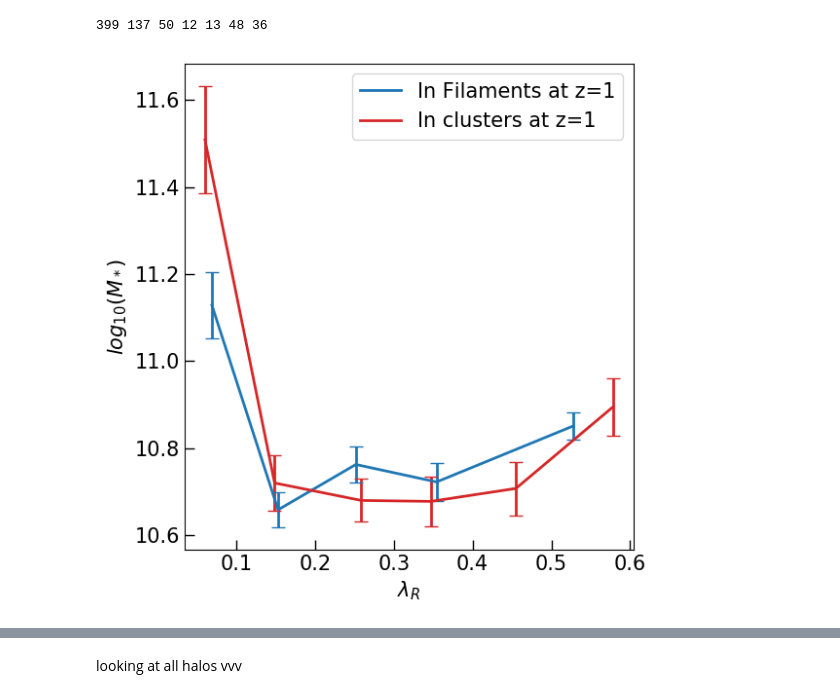
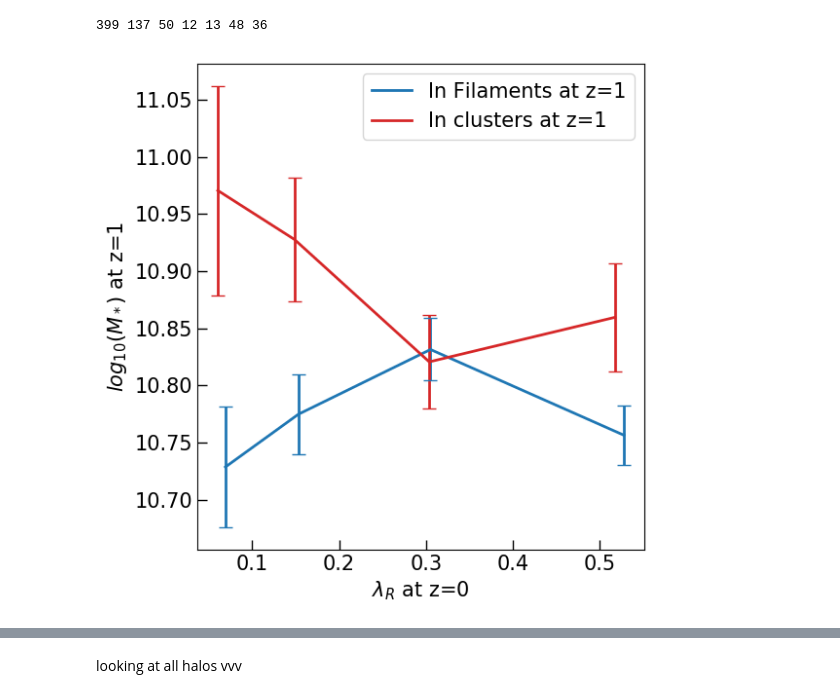
Before and after one commit to zpenoyre/illustris, a Jupyter notebook: web/code/data_analysis.ipynb, the cells around one changed output, grey strips where cells are left out. Cells and saved outputs as stored; diff of their text form; code cells hidden in the pictures.

Commit message:
Add code to plot web environment vs lambda and plots

```diff
--- a/web/code/data_analysis.ipynb
+++ b/web/code/data_analysis.ipynb
@@ -129,7 +130,7 @@ NameError: name 'absolute_clus' is not defined
 [figure]
 # %%
 # red is cluster fraction, blue is filaments, green is out, all for !!elliptical galaxies
-bins = [1.5,2,4,9,17,25,40,135]
+bins = [1.5,2,4,9,17,25,40,135]; redshift = [0,0.25,0.50,1]
 frac_fil = fractions_function(bins, [1], 0, 0, index1=17, index2=2)
 frac_clus = fractions_function(bins,[1], 1, 0, index1=17, index2=2)
 fig = plt.figure(figsize=(5, 12)); gs=gridspec.GridSpec(4, 1);
@@ -141,7 +142,7 @@ for i in [3,2,1,0]:
     ax.fill_between(np.log10(frac_fil[i][:,0]*10**10),frac_fil[i][:,1]+frac_clus[i][:,1],1,facecolor='C2',alpha=0.8)
 
     handles, labels = ax1.get_legend_handles_labels(); handles = [h[0] for h in handles];
-    ax.text(11.85,0.1, 'z='+str(redshift[i]),fontsize=15, fontweight='bold', ha='right'); ax.set_ylabel('Fraction');
+    ax.text(11.85,0.1, 'z='+str(redshift[i]),fontsize=15, fontweight='bold', ha='right');ax.set_ylabel('Fraction');
     ax.xaxis.set_ticks(np.arange(10, 12, 0.5)); ax.yaxis.set_ticks(np.arange(0, 0.9, 0.2))
     minor_ticks_x = np.arange(10, 12, 0.1); ax.set_xticks(minor_ticks_x, minor=True); ax.xaxis.set_tick_params(which='minor',width=1, length=3, direction='in');
     minor_ticks_y = np.arange(0, 1, 0.1); ax.set_yticks(minor_ticks_y, minor=True); ax.yaxis.set_tick_params(which='minor',width=1, length=3, direction='in');
@@ -152,11 +153,17 @@ ax.xaxis.set_tick_params(width=1, length=7, direction='in'); ax.set_xlabel('$log
 plt.tight_layout(); plt.subplots_adjust(hspace=0, wspace=.0); plt.show()
 # %% [output]
 [figure]
-# %%
-# look at filament alignment
-log_bin_theta=[];
-theta_bins = [[1,3,5,8,25],[]]
-for i in [0]:
-    log_bin_theta.append(bf.bin_data(galData[i][ maskEllips(i) & (webData[i][:,17]==0)][:,2],
-                                         webData[i][ maskEllips(i) & (webData[i][:,17]==0) ][:,15],theta_bins[i],1)
-                         )
+# %%
+# explore high mass galaxies in filaments
+bins = [1.5,2,4,9,17,25,40,55]
+redshift = 0
+fil_mass_distance = bf.bin_data(galData_ellip[redshift][webData_ellip[redshift][:,17]==0][:,2],webData_ellip[redshift][webData_ellip[redshift][:,17]==0][:,6],bins);
+
+fig = plt.figure(figsize=(6, 6));gs=gridspec.GridSpec(1, 1);
+ax1 = plt.subplot(gs[0,0], facecolor='white');
+
+ax1.scatter(np.log10(galData_ellip[redshift][webData_ellip[redshift][:,17]==0][:,2]*10**10),webData_ellip[redshift][webData_ellip[redshift][:,17]==0][:,6]/1000, label='Ellipitc galaxies in filaments',color='C0')
+#minor_ticks_y = np.arange(0, 1, 0.1); ax1.set_yticks(minor_ticks_y, minor=True); ax1.yaxis.set_tick_params(which='minor',width=1, length=3, direction='in');
+ax1.xaxis.set_tick_params(width=1, length=7, direction='in');ax1.yaxis.set_tick_params(width=1, length=7, direction='in');
+#handles, labels = ax1.get_legend_handles_labels(); handles = [h[0] for h in handles];
+ax1.set_xlabel('$log_{10}(M_*)$'); ax1.set_ylabel('Absolute distance to next cluster (Mpc)');ax1.set_ylim([0,8]);ax1.set_xlim([11.3,12]); ax1.axhline(2.200, color='grey', alpha=0.3, linestyle='--');
@@ -205,7 +222,7 @@ for i in range(0,51):
     )
 # %%
 # input :0-3 for z begin and end, z=0:0
-# output: column 0: location in web at start, column 1: location in web at end 2: index of subfind at z_end
+# output: column 0: location in web at start, column 1: location in web at end 2: index of subfind at z_end 3: index of subfind at z_start
 def web_evolution(z_begin, z_end, ellipticals = 1):
     if ellipticals == 1:
         data = allgalData_ellip
@@ -216,7 +233,7 @@ def web_evolution(z_begin, z_end, ellipticals = 1):
 
     number_map = [0,19,32,50]; start_no = number_map[z_begin]; end_no =  number_map[z_end]
     a_size= data[start_no][:,0].shape[0];
-    output = np.zeros((a_size,3));
+    output = np.zeros((a_size,4));
 
     for i in range(0, a_size):
         index = tf.find_galaxy(data, start_no, end_no, i);
@@ -224,6 +241,7 @@ def web_evolution(z_begin, z_end, ellipticals = 1):
         if index != -1:
             output[i, 1] = webdata[z_end][index,17];
             output[i, 2] = index
+            output[i, 3] = i
         else:
             output[i, 1] = np.NAN
             output[i, 2] = np.NAN
@@ -257,20 +261,21 @@ def plot_errorbar(xdata, ydata, yerrdata, xlim=0, ylim=0, plotcolor='C0', plotla
 # %%
-bins1 = [0,.1,0.2,.3,.4,0.5,.7];
-bins2 = [0,.1,0.2,.3,.4,.7];
+# lambda vs mass for locations in web at z=1
+output = web_evolution(3,0); clean_output = output[~np.isnan(output[:,2])].astype('int64'); lambda_output = galData_ellip[0][clean_output[:,2]]
+bins1 = [0,.1,0.2,.4,.7];bins2 = [0,.1,0.2,.4,.7];
 
-cluster_at_z0 = output[(output[:,0]==1) & (~np.isnan(output[:,2]))].astype('int64'); fil_at_z0 = output[(output[:,0]==0) & (~np.isnan(output[:,2]))].astype('int64');
-clust_frac = bf.bin_data(galData[0][cluster_at_z0[:,2],17], np.log10(galData[0][cluster_at_z0[:,2],2]*10**10), bins1);
-fil_frac   = bf.bin_data(galData[0][fil_at_z0[:,2],17], np.log10(galData[0][fil_at_z0[:,2],2]*10**10), bins2);
+cluster_at_z1 = output[(output[:,0]==1) & (~np.isnan(output[:,2]))].astype('int64'); fil_at_z1 = output[(output[:,0]==0) & (~np.isnan(output[:,2]))].astype('int64');
+clust_frac = bf.bin_data(galData[0][cluster_at_z1[:,2],17], np.log10(galData[3][cluster_at_z1[:,3],2]*10**10), bins1);
+fil_frac   = bf.bin_data(galData[0][fil_at_z1[:,2],17], np.log10(galData[3][fil_at_z1[:,3],2]*10**10), bins2);
 
 fig = plt.figure(figsize=(6, 6));gs=gridspec.GridSpec(1, 1);
 ax1 = plt.subplot(gs[0,0], facecolor='white'); #ax2 = plt.subplot(gs[0,1], sharex=ax1, sharey=ax1);
 ax1.errorbar(fil_frac[:,0],fil_frac[:,1], yerr=fil_frac[:,3], fmt='-', label='In Filaments at z=1', capsize=5,color='C0')
 ax1.errorbar(clust_frac[:,0],clust_frac[:,1], yerr=clust_frac[:,3], fmt='-', label='In clusters at z=1', capsize=5,color='C3')
 ax1.xaxis.set_tick_params(width=1, length=7, direction='in');ax1.yaxis.set_tick_params(width=1, length=7, direction='in');
 handles, labels = ax1.get_legend_handles_labels(); handles = [h[0] for h in handles];
-ax1.set_ylabel('$log_{10}(M_*)$'); ax1.set_xlabel(r'$\lambda_R$');
+ax1.set_ylabel('$log_{10}(M_*)$ at z=1'); ax1.set_xlabel(r'$\lambda_R$ at z=0');
 ax1.legend(handles,labels,loc="upper right");
 
 plt.tight_layout();
 # %% [output]
-[figure, old version]
+[figure, new version]
```
Also changed, not shown: parts of 8 cells of this notebook, 4 other files.
